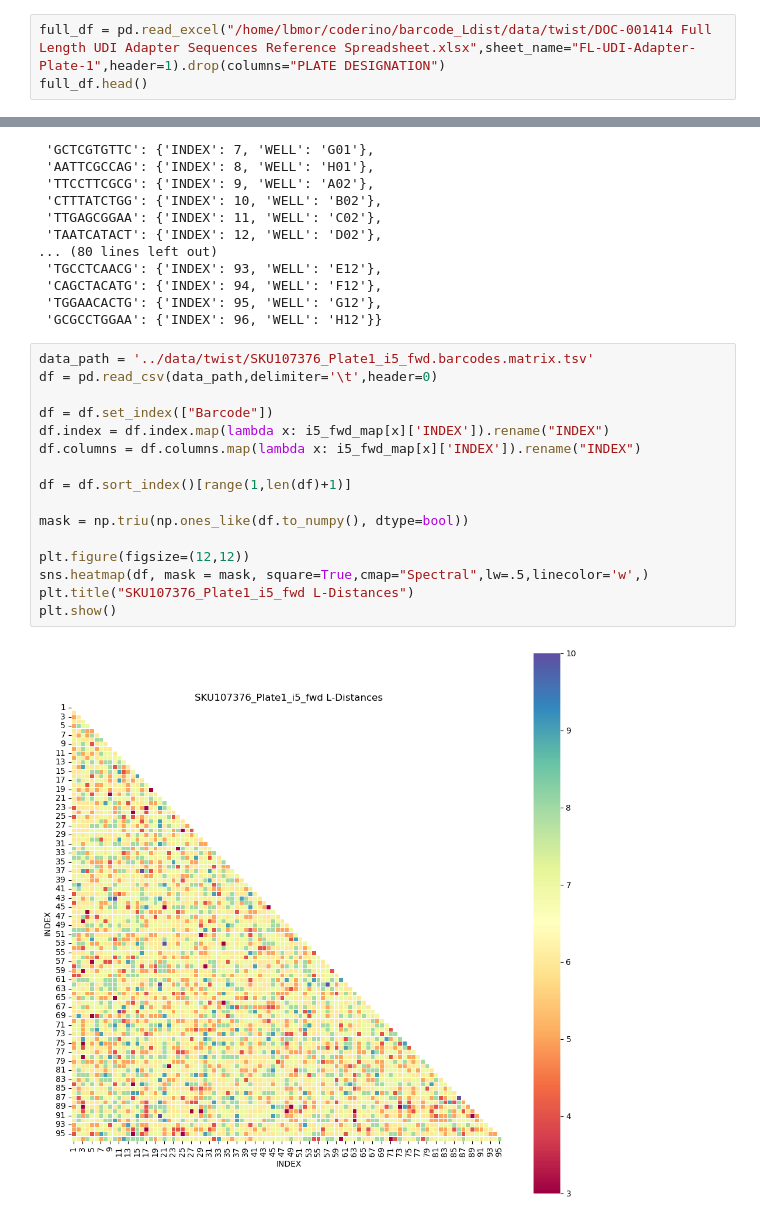
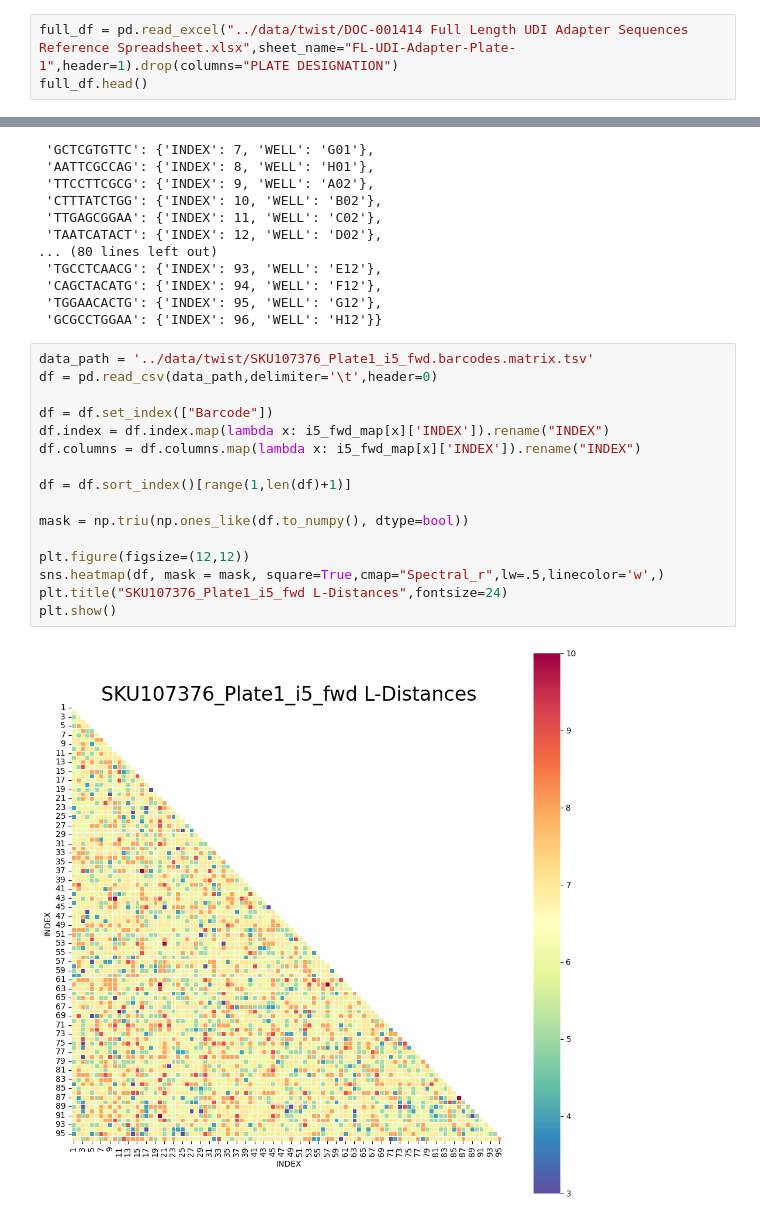
Before and after one commit to lbmorina/barcode_Ldist, a Jupyter notebook: python/tabulated_viz.ipynb, the cells around one changed output, grey strips where cells are left out. Cells and saved outputs as stored; diff of their text form.

```diff
--- a/python/tabulated_viz.ipynb
+++ b/python/tabulated_viz.ipynb
@@ -6,7 +6,7 @@ import matplotlib.pyplot as plt
 import seaborn as sns
 import numpy as np
 # %%
-full_df = pd.read_excel("/home/lbmor/coderino/barcode_Ldist/data/twist/DOC-001414 Full Length UDI Adapter Sequences Reference Spreadsheet.xlsx",sheet_name="FL-UDI-Adapter-Plate-1",header=1).drop(columns="PLATE DESIGNATION")
+full_df = pd.read_excel("../data/twist/DOC-001414 Full Length UDI Adapter Sequences Reference Spreadsheet.xlsx",sheet_name="FL-UDI-Adapter-Plate-1",header=1).drop(columns="PLATE DESIGNATION")
 full_df.head()
 # %% [output]
 |  | INDEX | WELL | i7 INDEX REFERENCE FOR SAMPLE SHEET | i5 INDEX REFERENCE FOR SAMPLE SHE... | i5 INDEX REFERENCE FOR SAMPLE SHE... |
@@ -41,21 +41,21 @@ i5_fwd_map
 # %%
 data_path = '../data/twist/SKU107376_Plate1_i5_fwd.barcodes.matrix.tsv'
 df = pd.read_csv(data_path,delimiter='\t',header=0)
 
 df = df.set_index(["Barcode"])
 df.index = df.index.map(lambda x: i5_fwd_map[x]['INDEX']).rename("INDEX")
 df.columns = df.columns.map(lambda x: i5_fwd_map[x]['INDEX']).rename("INDEX")
 
 df = df.sort_index()[range(1,len(df)+1)]
 
 mask = np.triu(np.ones_like(df.to_numpy(), dtype=bool))
 
 plt.figure(figsize=(12,12))
-sns.heatmap(df, mask = mask, square=True,cmap="Spectral",lw=.5,linecolor='w',)
-plt.title("SKU107376_Plate1_i5_fwd L-Distances")
+sns.heatmap(df, mask = mask, square=True,cmap="Spectral_r",lw=.5,linecolor='w',)
+plt.title("SKU107376_Plate1_i5_fwd L-Distances",fontsize=24)
 plt.show()
 # %% [output]
-[figure, old version]
+[figure, new version]
 # %%
 data_path = '../data/twist/SKU107376_Plate1_i5_fwd.barcodes.matrix.tsv'
 df = pd.read_csv(data_path,delimiter='\t',header=0)
```
Also changed, not shown: parts of 2 cells of this notebook, 2 other files.
